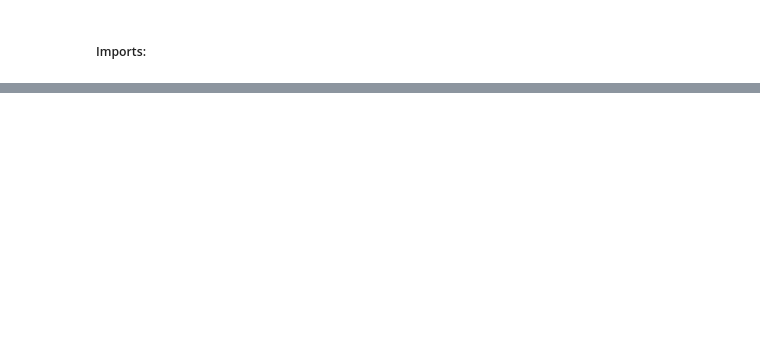
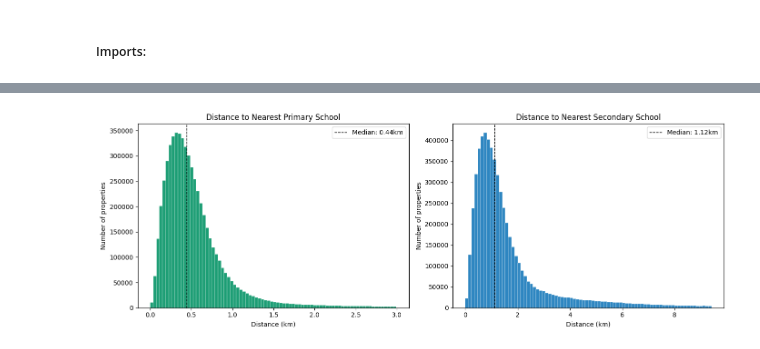
Before and after one commit to asiask97/msc-house-price-prediction, a Jupyter notebook: joining_features.ipynb, the cells around one changed output, grey strips where cells are left out. Cells and saved outputs as stored; diff of their text form; code cells hidden in the pictures; blank space fills up the shorter version.

Commit message:
Adding more distances

```diff
--- a/joining_features.ipynb
+++ b/joining_features.ipynb
@@ -78,0 +80,10 @@ ValueError: Cannot take a larger sample than population when 'replace=False'
+# %%
+df_schools = pd.read_parquet("Outputs/lr_epc_schools.parquet")
+
+for col, label in [("dist_primary_km", "Primary"), ("dist_secondary_km", "Secondary")]:
+    print(f"\n{label} school distance (km):")
+    print(f"  Mean:   {df_schools[col].mean():.2f}")
+    print(f"  Median: {df_schools[col].median():.2f}")
+    print(f"  Max:    {df_schools[col].max():.2f}")
+    print(f"  < 1km:  {(df_schools[col] < 1).sum():,} ({(df_schools[col] < 1).mean()*100:.1f}%)")
+    print(f"  < 5km:  {(df_schools[col] < 5).sum():,} ({(df_schools[col] < 5).mean()*100:.1f}%)")
@@ -78,0 +114,20 @@ ValueError: Cannot take a larger sample than population when 'replace=False'
+# %%
+fig, axes = plt.subplots(1, 2, figsize=(14, 5))
+
+for ax, col, color, title in [
+    (axes[0], "dist_primary_km",   "#1D9E75", "Distance to Nearest Primary School"),
+    (axes[1], "dist_secondary_km", "#2E86C1", "Distance to Nearest Secondary School"),
+]:
+    data = df_schools[col].dropna()
+    data = data[data < data.quantile(0.99)]  # trim top 1% for cleaner plot
+    ax.hist(data, bins=80, color=color, edgecolor="white", linewidth=0.3)
+    ax.set_title(title, fontsize=12)
+    ax.set_xlabel("Distance (km)")
+    ax.set_ylabel("Number of properties")
+    ax.axvline(data.median(), color="black", linestyle="--", linewidth=1, label=f"Median: {data.median():.2f}km")
+    ax.legend()
+
+plt.tight_layout()
+plt.show()
+# %% [output]
+[figure, added]
```
Also changed, not shown: parts of 18 cells of this notebook, 5 other files.
